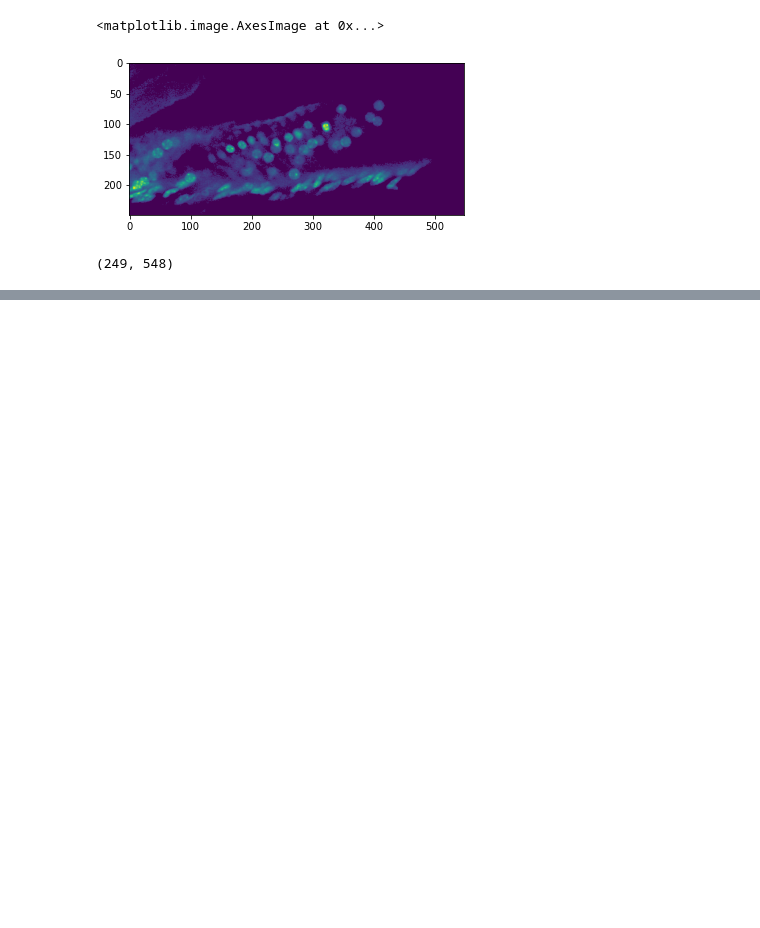
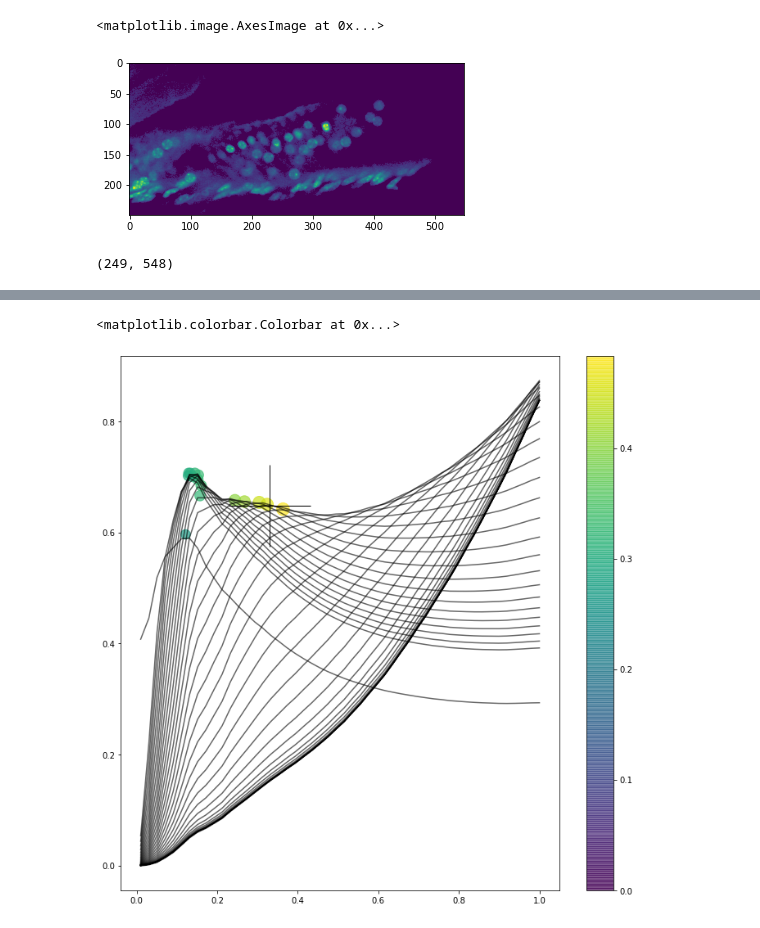
Before and after one commit to centuri-engineering/auto_metro, a Jupyter notebook: notebooks/PythonImDecorr.ipynb, the cells around one changed output, grey strips where cells are left out. Cells and saved outputs as stored; diff of their text form; code cells hidden in the pictures; blank space fills up the shorter version.

```diff
--- a/notebooks/PythonImDecorr.ipynb
+++ b/notebooks/PythonImDecorr.ipynb
@@ -641,0 +321,19 @@ array([[0.67074799, 0.83671364, 0.25276363, ..., 0.19642213, 0.58379736,
+# %%
+radii, ds, widths, snrs, kcs = ci.all_corcoefs(ci.im_fftr, 50, 0.01, 1.0, num_ws=40)
+# %%
+fig, ax = plt.subplots()
+gmean = (np.array(snrs)*np.array(kcs))**0.5
+
+sc = ax.scatter(np.array(kcs), np.array(snrs), alpha=0.7, s=gmean*500, c=gmean)
+
+ax.plot(ci.kc, ci.snr, 'k+', ms=100)
+for d in ds:
+    ax.plot(radii, d, 'k-', alpha=0.6)
+
+#ax.set_ylim(0.4, 1.0)
+#ax.set_xlim(0.04, 0.4)
+fig.set_size_inches(12, 12)
+fig.colorbar(sc)
+# %% [output]
+<matplotlib.colorbar.Colorbar at 0x...>
+[figure, added]
```
Also changed, not shown: parts of 66 cells of this notebook, 1 other file.
